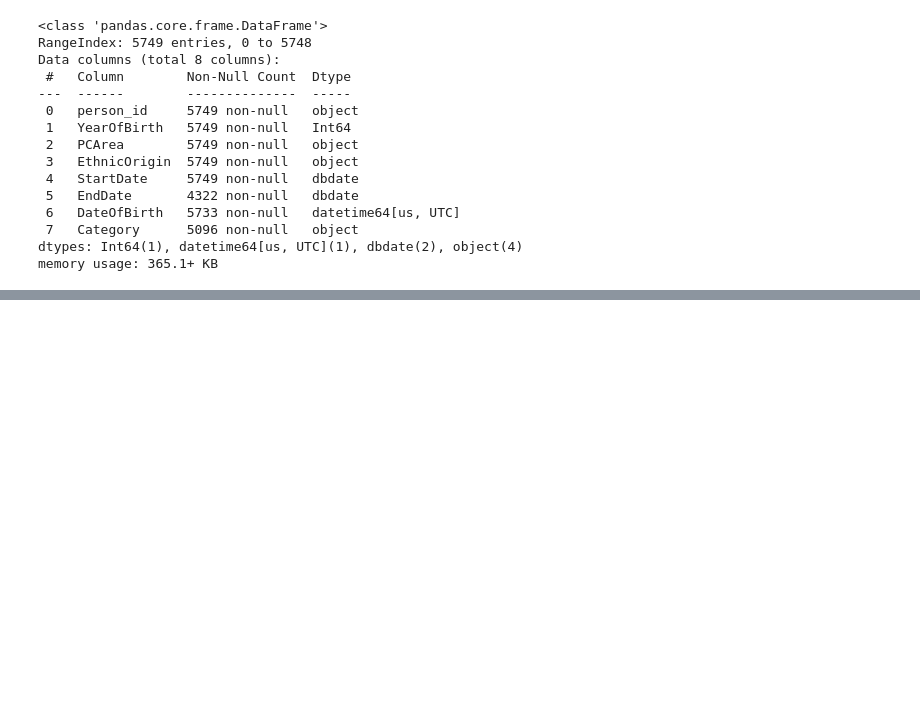
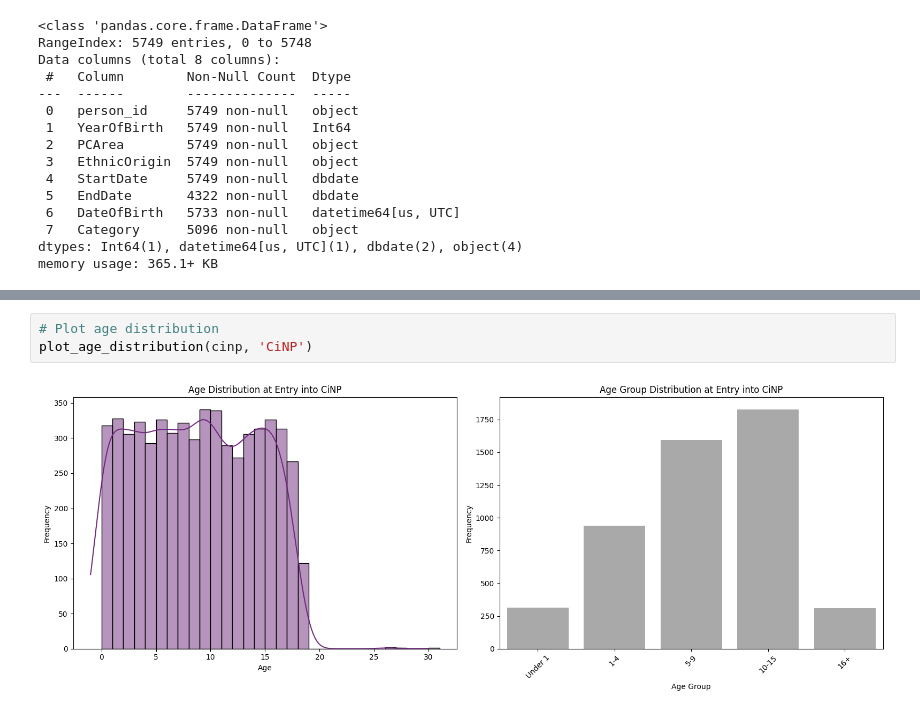
Before and after one commit to ConnectedBradford/CB_2649, a Jupyter notebook: notebooks/cinp_demographic_analysis.ipynb, the cells around one changed output, grey strips where cells are left out. Drawn from its saved outputs; the diff is of its cells as text; blank space fills up the shorter version.

```diff
--- a/notebooks/cinp_demographic_analysis.ipynb
+++ b/notebooks/cinp_demographic_analysis.ipynb
@@ -78,0 +145,5 @@ memory usage: 365.1+ KB
+# %%
+# Plot age distribution
+plot_age_distribution(cinp, 'CiNP')
+# %% [output]
+[figure, added]
```
Also changed, not shown: parts of 16 cells of this notebook, 1 other file.
